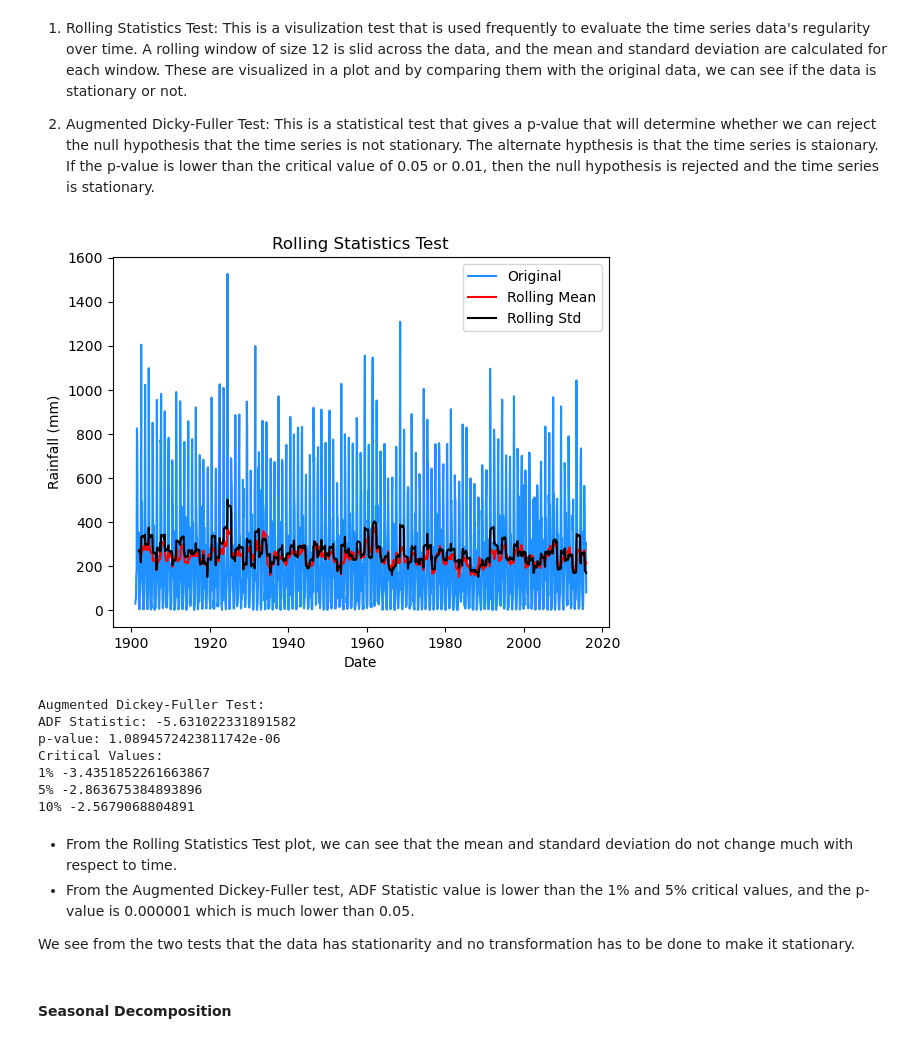
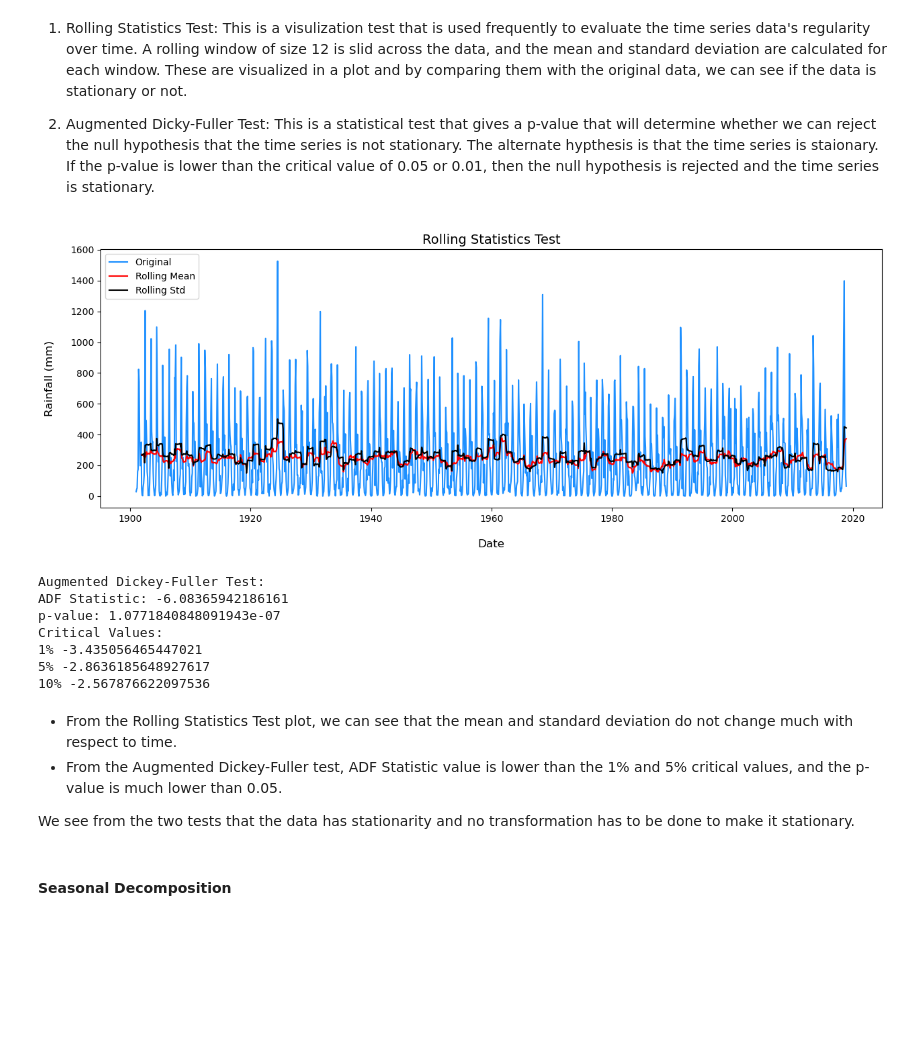
Before and after one commit to jishnu3000/flood-prediction, a Jupyter notebook: F20PA.ipynb, the cells around one changed output. Saved outputs shown, nothing was run; the diff lists cells and outputs as text; code cells hidden in the pictures; blank space fills up the shorter version.

```diff
--- a/F20PA.ipynb
+++ b/F20PA.ipynb
@@ -379,40 +382,40 @@ Stationarity of a time series can be determined in two ways:
 2. Augmented Dicky-Fuller Test: This is a statistical test that gives a p-value that will determine whether we can reject the null hypothesis that the time series is not stationary. The alternate hypthesis is that the time series is staionary. If the p-value is lower than the critical value of 0.05 or 0.01, then the null hypothesis is rejected and the time series is stationary.
 # %%
 # Determine rolling mean and standard deviation
-rolling_mean = train['Rainfall(mm)'].rolling(window=12).mean()
-rolling_std = train['Rainfall(mm)'].rolling(window=12).std()
+rolling_mean = df1['Rainfall(mm)'].rolling(window=12).mean()
+rolling_std = df1['Rainfall(mm)'].rolling(window=12).std()
 
 # Plot rolling statistics:
-original = plt.plot(train['Rainfall(mm)'], color='dodgerblue',label='Original')
+plt.figure(figsize=(15,5))
+original = plt.plot(df1['Rainfall(mm)'], color='dodgerblue',label='Original')
 mean = plt.plot(rolling_mean, color='red', label='Rolling Mean')
 std = plt.plot(rolling_std, color='black', label = 'Rolling Std')
 plt.legend(loc='best')
-plt.title('Rolling Statistics Test')
-plt.xlabel('Date')
-plt.ylabel('Rainfall (mm)')
-plt.show()
+plt.title('Rolling Statistics Test', fontsize=14)
+plt.xlabel('\nDate', fontsize=12)
+plt.ylabel('Rainfall (mm)\n', fontsize=12)
 plt.show()
 
 # Perform Augmented Dickey-Fuller test:
 print('Augmented Dickey-Fuller Test:')
-adfuller_test = adfuller(train['Rainfall(mm)'], autolag='AIC')
+adfuller_test = adfuller(df1['Rainfall(mm)'], autolag='AIC')
 print(f'ADF Statistic: {adfuller_test[0]}')
 print(f'p-value: {adfuller_test[1]}')
 print('Critical Values:')
 for key, value in adfuller_test[4].items():
         print(key, value)
 # %% [output]
-[figure, old version]
+[figure, new version]
 Augmented Dickey-Fuller Test:
-ADF Statistic: -5.631022331891582
-p-value: 1.0894572423811742e-06
+ADF Statistic: -6.08365942186161
+p-value: 1.0771840848091943e-07
 Critical Values:
-1% -3.4351852261663867
-5% -2.863675384893896
-10% -2.5679068804891
+1% -3.435056465447021
+5% -2.8636185648927617
+10% -2.567876622097536
 # %% [markdown]
 - From the Rolling Statistics Test plot, we can see that the mean and standard deviation do not change much with respect to time.
-- From the Augmented Dickey-Fuller test, ADF Statistic value is lower than the 1% and 5% critical values, and the p-value is 0.000001 which is much lower than 0.05.
+- From the Augmented Dickey-Fuller test, ADF Statistic value is lower than the 1% and 5% critical values, and the p-value is much lower than 0.05.
 
 We see from the two tests that the data has stationarity and no transformation has to be done to make it stationary.
 # %% [markdown]
```
Also changed, not shown: parts of 28 cells of this notebook.
